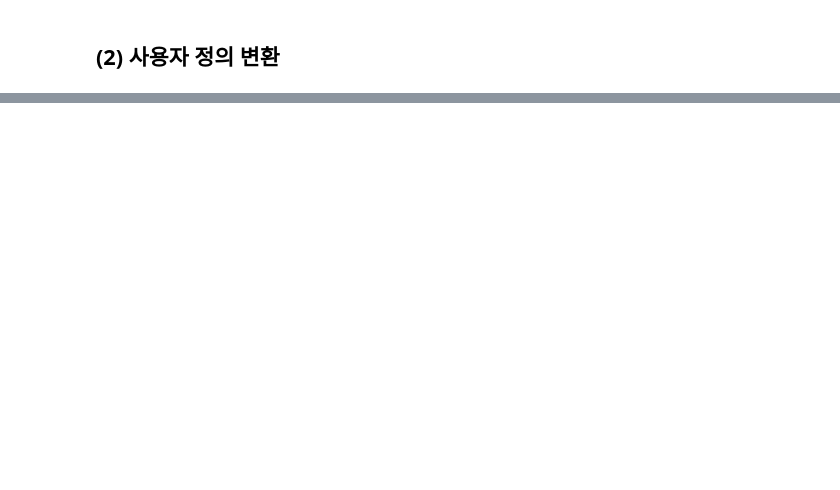
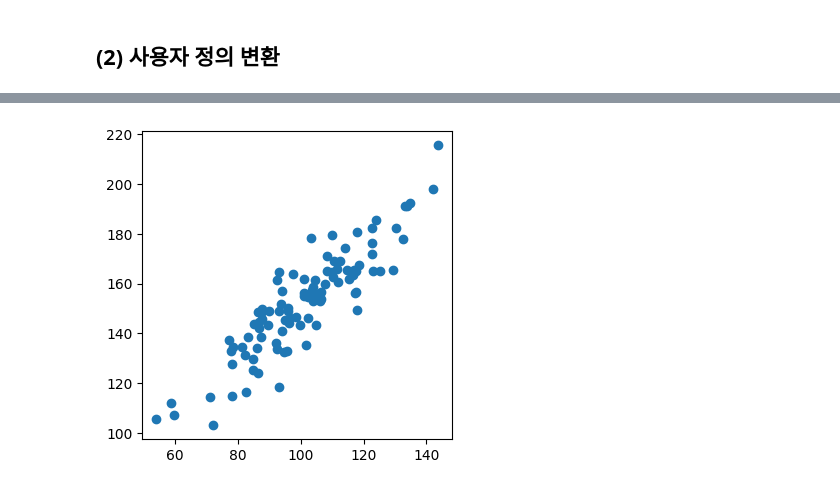
Before and after one commit to gymnopedy01/ictis-2023-ai, a Jupyter notebook: 다운로드/배포_ML_전처리.ipynb, the cells around one changed output, grey strips where cells are left out. Saved outputs shown, nothing was run; the diff lists cells and outputs as text; code cells hidden in the pictures; blank space fills up the shorter version.

```diff
--- a/다운로드/배포_ML_전처리.ipynb
+++ b/다운로드/배포_ML_전처리.ipynb
@@ -235,0 +385,10 @@ print('Pearsons correlation: %.3f' % corr1)
+# %%
+seed(1)
+x = 20 * randn( 100 ) + 100
+y = x+ (10 * randn(100) + 50)
+
+plt.figure(figsize=(4,4))
+plt.scatter(x,y)
+plt.show()
+# %% [output]
+[figure, added]
```
Also changed, not shown: parts of 33 cells of this notebook.
